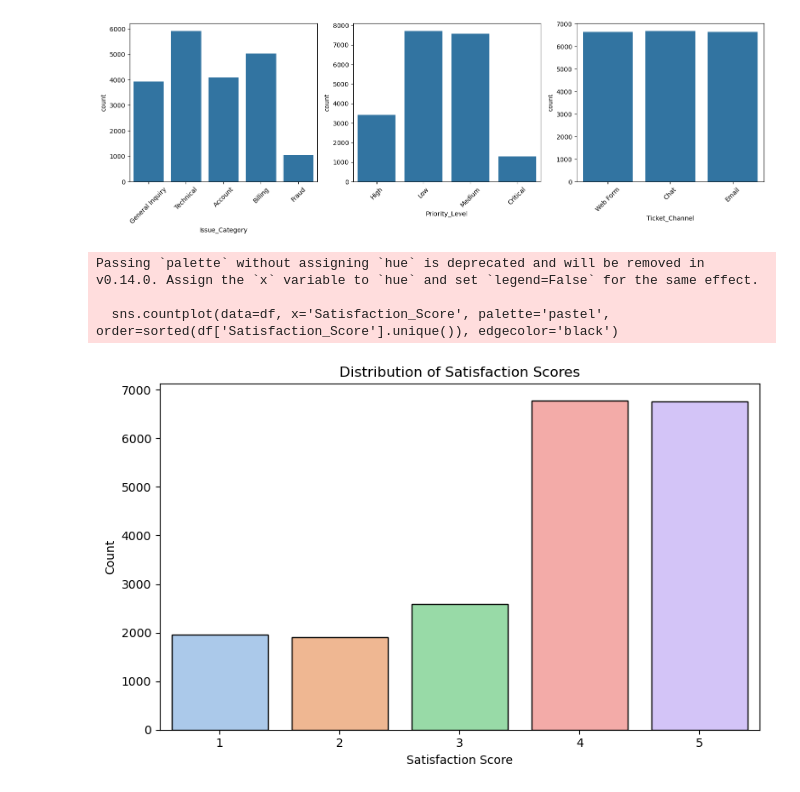
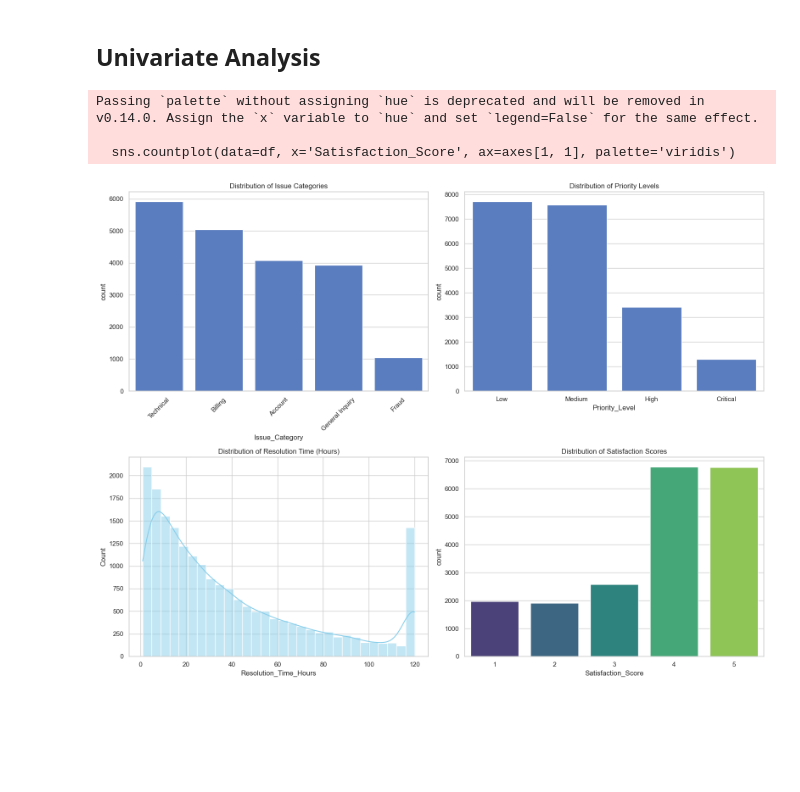
Before and after one commit to belalahmed22/Depi-project, a Jupyter notebook: EDA.ipynb, the cells around one changed output. Saved outputs shown, nothing was run; the diff lists cells and outputs as text; code cells hidden in the pictures; blank space fills up the shorter version.

```diff
--- a/EDA.ipynb
+++ b/EDA.ipynb
@@ -5,10 +10,7 @@ import pandas as pd
 import numpy as np
 import matplotlib.pyplot as plt
 import seaborn as sns
-from sklearn.model_selection import train_test_split
-from sklearn.linear_model import LogisticRegression
-from sklearn.metrics import classification_report, confusion_matrix
-from sklearn.preprocessing import StandardScaler
-from sklearn.pipeline import Pipeline
+from wordcloud import WordCloud
+
+# Load the dataset
+df = pd.read_csv('Data/customer_support_tickets.csv')
-# %%
-df=pd.read_csv(r'D:\DP\Data\customer_support_tickets.csv')
@@ -46,2 +16,0 @@ memory usage: 1.8+ MB
-# %%
-df.drop(columns=['Ticket_ID','Customer_Name','Customer_Email'], inplace=True)
@@ -104,24 +100,0 @@ memory usage: 1.4+ MB
-# %%
-cat_cols=['Issue_Category', 'Priority_Level','Ticket_Channel']
-plt.figure(figsize=(15,5))
-for i,col in enumerate(cat_cols):
-    plt.subplot(1,3,i+1)
-    sns.countplot(data=df, x=col)
-    plt.xticks(rotation=45)
-plt.tight_layout()
-plt.show()
-# %% [output]
-[figure, removed]
-# %%
-plt.figure(figsize=(8, 5))
-sns.countplot(data=df, x='Satisfaction_Score', palette='pastel', order=sorted(df['Satisfaction_Score'].unique()), edgecolor='black')
-plt.title('Distribution of Satisfaction Scores')
-plt.xlabel('Satisfaction Score')
-plt.ylabel('Count')
-plt.tight_layout()
-plt.show()
-# %% [output]
-Passing `palette` without assigning `hue` is deprecated and will be removed in v0.14.0. Assign the `x` variable to `hue` and set `legend=False` for the same effect.
-
-  sns.countplot(data=df, x='Satisfaction_Score', palette='pastel', order=sorted(df['Satisfaction_Score'].unique()), edgecolor='black')
-[figure, removed]
@@ -127,0 +105,30 @@ Passing `palette` without assigning `hue` is deprecated and will be removed in v
+# %% [markdown]
+## Univariate Analysis
+# %%
+fig, axes = plt.subplots(2, 2, figsize=(16, 12))
+
+# 1. Issue Category Distribution
+sns.countplot(data=df, x='Issue_Category', ax=axes[0, 0], order=df['Issue_Category'].value_counts().index)
+axes[0, 0].set_title('Distribution of Issue Categories')
+axes[0, 0].tick_params(axis='x', rotation=45)
+
+# 2. Priority Level Distribution
+priority_order = ['Low', 'Medium', 'High', 'Critical']
+sns.countplot(data=df, x='Priority_Level', ax=axes[0, 1], order=priority_order)
+axes[0, 1].set_title('Distribution of Priority Levels')
+
+# 3. Resolution Time Distribution
+sns.histplot(data=df, x='Resolution_Time_Hours', bins=30, kde=True, ax=axes[1, 0], color='skyblue')
+axes[1, 0].set_title('Distribution of Resolution Time (Hours)')
+
+# 4. Satisfaction Score Distribution
+sns.countplot(data=df, x='Satisfaction_Score', ax=axes[1, 1], palette='viridis')
+axes[1, 1].set_title('Distribution of Satisfaction Scores')
+
+plt.tight_layout()
+plt.show()
+# %% [output]
+Passing `palette` without assigning `hue` is deprecated and will be removed in v0.14.0. Assign the `x` variable to `hue` and set `legend=False` for the same effect.
+
+  sns.countplot(data=df, x='Satisfaction_Score', ax=axes[1, 1], palette='viridis')
+[figure, added]
```
Also changed, not shown: parts of 24 cells of this notebook.
